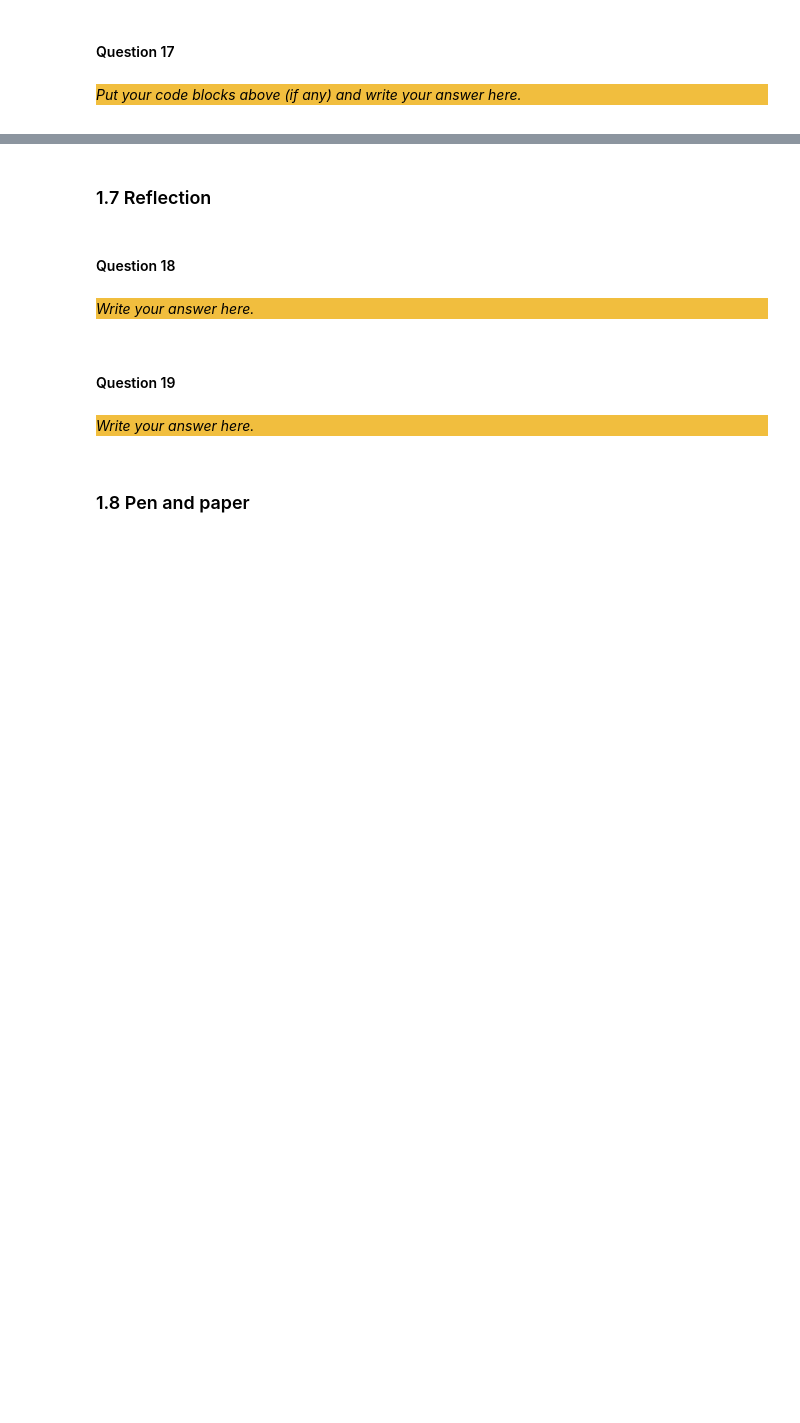
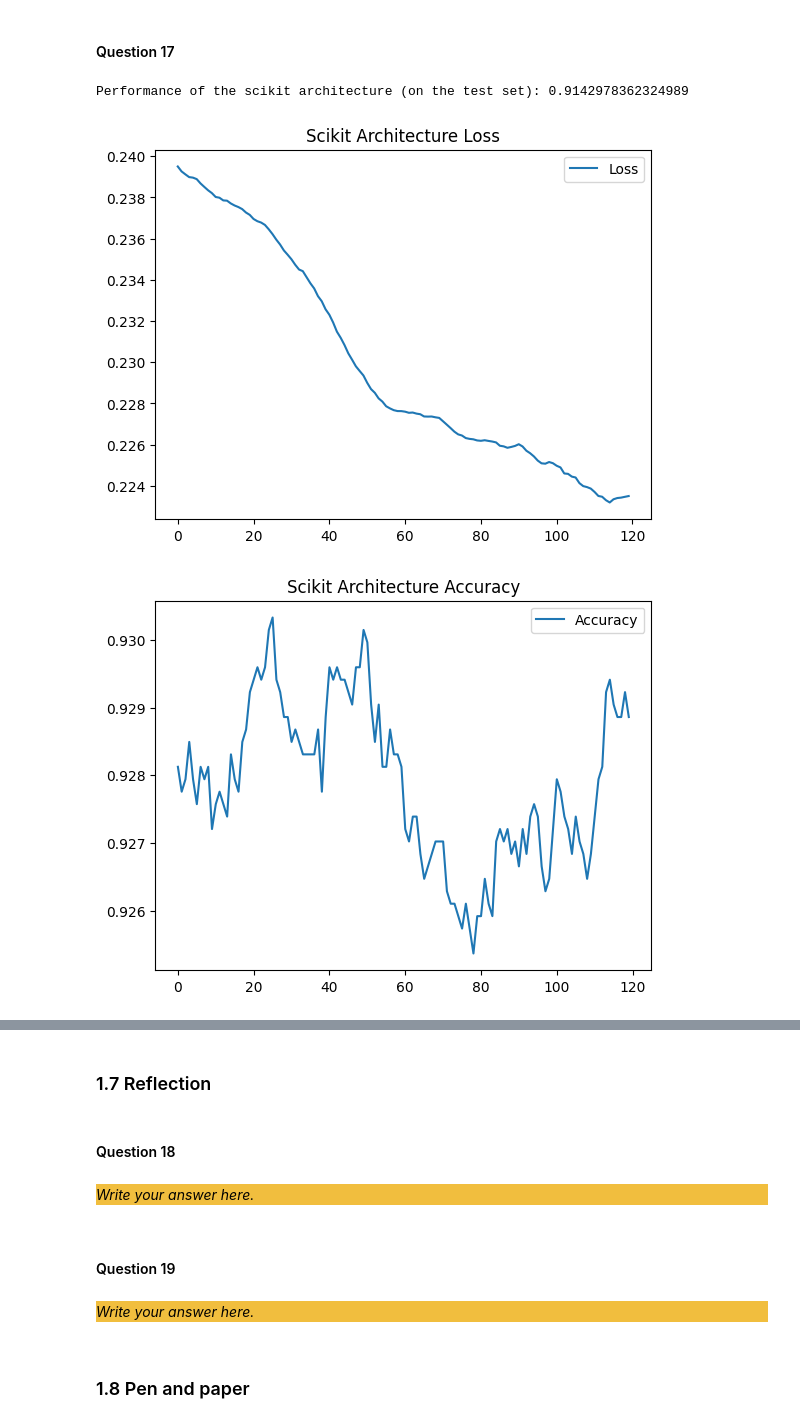
Before and after one commit to daniallegue/ANN-From-Scratch, a Jupyter notebook: Main.ipynb, the cells around one changed output, grey strips where cells are left out. Drawn from its saved outputs; the diff is of its cells as text; code cells hidden in the pictures; blank space fills up the shorter version.

```diff
--- a/Main.ipynb
+++ b/Main.ipynb
@@ -656,6 +713,29 @@ _Put your code blocks above (if any) and write your answer here._
 # %% [markdown]
 #### Question 17
-# %% [markdown]
-<div style="background-color:#f1be3e">
-
-_Put your code blocks above (if any) and write your answer here._
+# %%
+# Note: Chosen params are below Q16.
+
+layers_scikit = [Linear(10, 30, init_funct, relu), Linear(30, 30, init_funct, relu), Linear(30, 7, init_funct, softmax)]
+
+network_scikit = Network(layers_final)
+
+scikit_loss, scikit_acc = train(network_final, X_train, y_train, loss, 0.001, 120)
+perf_scikit = performance(network_final, X_test, y_test)
+
+# Plot loss
+plt.figure()
+plt.plot(scikit_loss, label='Loss')
+plt.title("Scikit Architecture Loss")
+plt.legend()
+
+# Plot accuracy
+plt.figure()
+plt.plot(scikit_acc, label='Accuracy')
+plt.title("Scikit Architecture Accuracy")
+plt.legend()
+
+print(f'Performance of the scikit architecture (on the test set): {perf_scikit}')
+# %% [output]
+Performance of the scikit architecture (on the test set): 0.9142978362324989
+[figure, added]
+[figure, added]
```
Also changed, not shown: parts of 14 cells of this notebook, 2 other files.
